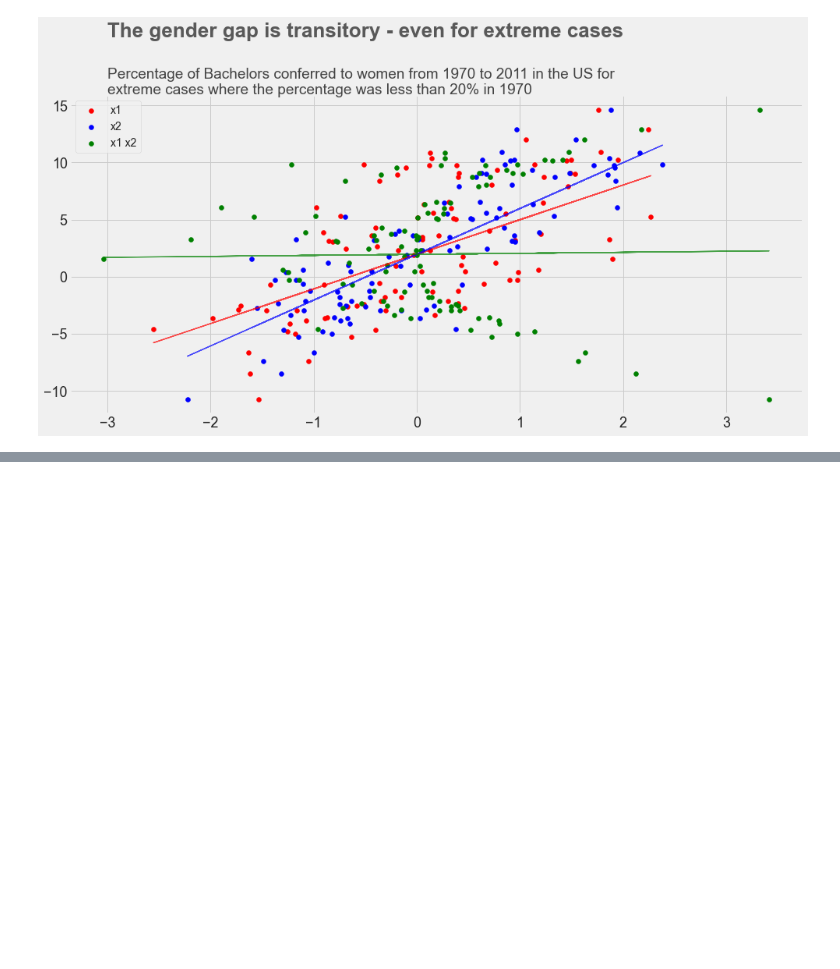
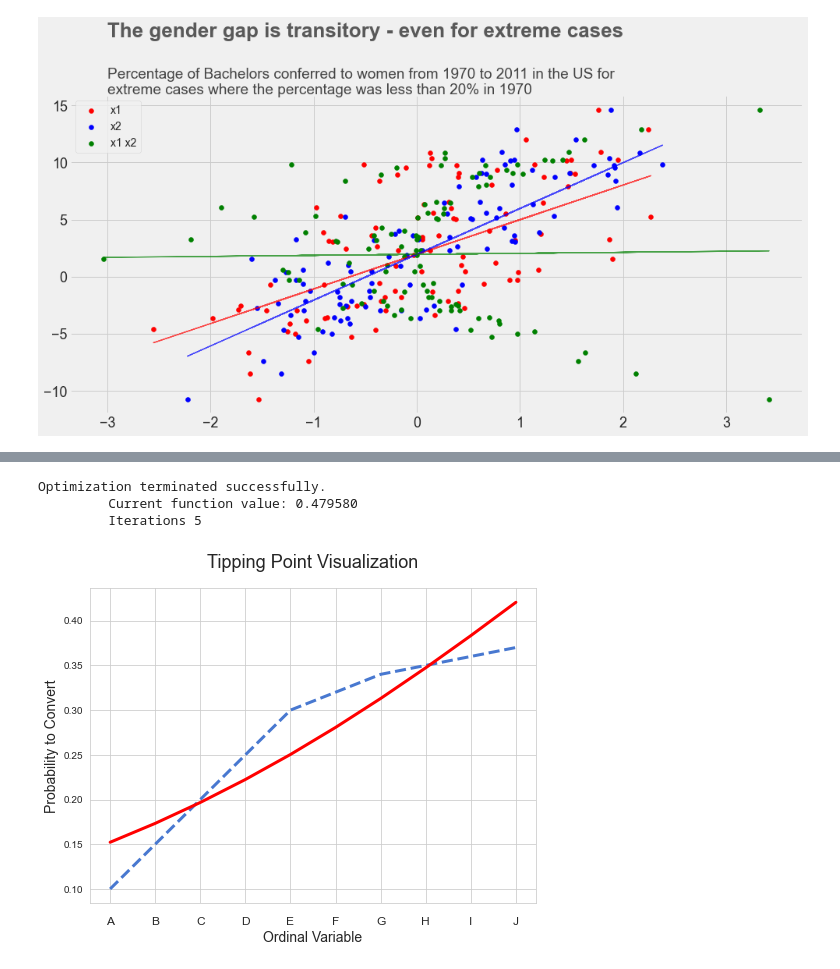
Before and after one commit to zivzach/Personal, a Jupyter notebook: Notepad.ipynb, the cells around one changed output, grey strips where cells are left out. Saved outputs shown, nothing was run; the diff lists cells and outputs as text; code cells hidden in the pictures; blank space fills up the shorter version.

```diff
--- a/Notepad.ipynb
+++ b/Notepad.ipynb
@@ -282,0 +249,58 @@ Optimization terminated successfully.
+# %%
+import pandas as pd
+import seaborn as sns
+import matplotlib.pyplot as plt
+import statsmodels.api as sm
+from sklearn.preprocessing import LabelEncoder
+
+
+# create some dummy data
+data = {'ordinal_variable': ['A', 'B', 'C', 'D', 'E', 'F', 'G', 'H', 'I', 'J'],
+        'probability': [0.1, 0.15, 0.2, 0.25, 0.3, 0.32, 0.34, 0.35, 0.36, 0.37]}
+df = pd.DataFrame(data)
+
+# encode the ordinal variables
+encoder = LabelEncoder()
+df['ordinal_variable_encoded'] = encoder.fit_transform(df['ordinal_variable'])
+
+# create a mapping dictionary
+mapping = dict(zip(range(len(encoder.classes_)), encoder.classes_))
+
+# fit a logistic regression model
+X = sm.add_constant(df[['ordinal_variable_encoded']])
+y = df['probability']
+model = sm.Logit(y, X)
+results = model.fit()
+
+# set the plot style and color palette
+sns.set_style('whitegrid')
+sns.set_palette('muted')
+
+# create a line plot
+fig, ax = plt.subplots(figsize=(8, 6))
+sns.lineplot(x='ordinal_variable_encoded', y='probability', data=df, ax=ax, linewidth=3, linestyle='--')
+
+# add labels and title, and adjust font size
+ax.set_xlabel("Ordinal Variable", fontsize=14)
+ax.set_ylabel("Probability to Convert", fontsize=14)
+ax.set_title("Tipping Point Visualization", fontsize=18, pad=20)
+
+# plot the logistic regression curve
+x_min, x_max = X['ordinal_variable_encoded'].min(), X['ordinal_variable_encoded'].max()
+x_range = range(x_min, x_max + 1)
+y_pred = results.predict(sm.add_constant(pd.DataFrame({'ordinal_variable_encoded': x_range})))
+ax.plot(x_range, y_pred, color='red', linewidth=3)
+
+# set the x axis tick labels to the original ordinal variable names, and adjust margin
+ax.set_xticks(list(mapping.keys()))
+ax.set_xticklabels(list(mapping.values()), fontsize=12)
+ax.tick_params(axis='x', which='both', pad=10)
+plt.subplots_adjust(bottom=0.15)
+
+# show the plot
+plt.show()
+# %% [output]
+Optimization terminated successfully.
+         Current function value: 0.479580
+         Iterations 5
+[figure, added]
```
Also changed, not shown: parts of 1 cell of this notebook.
